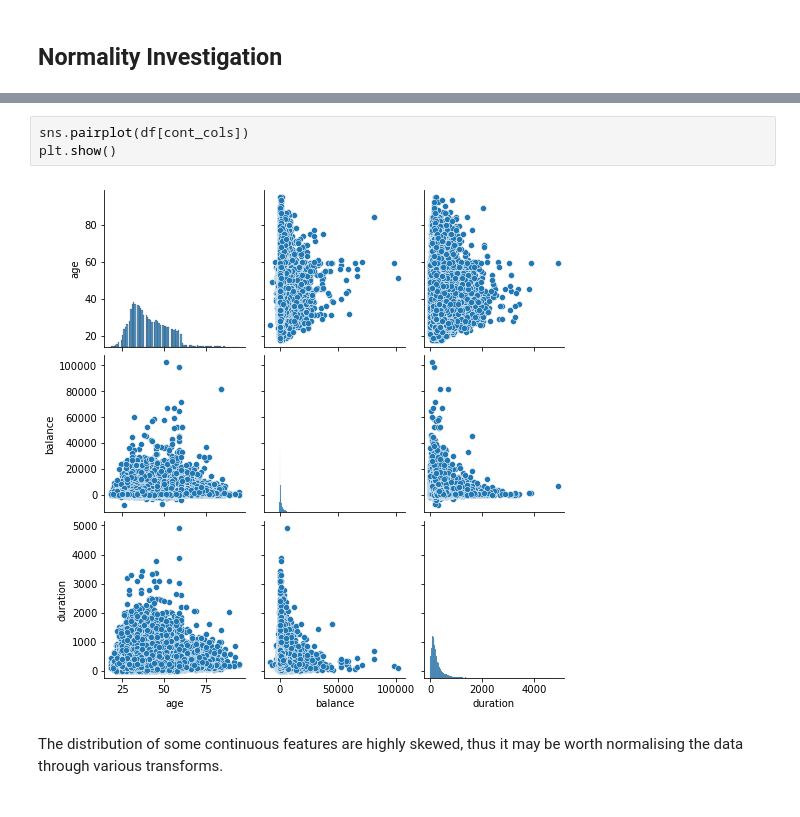
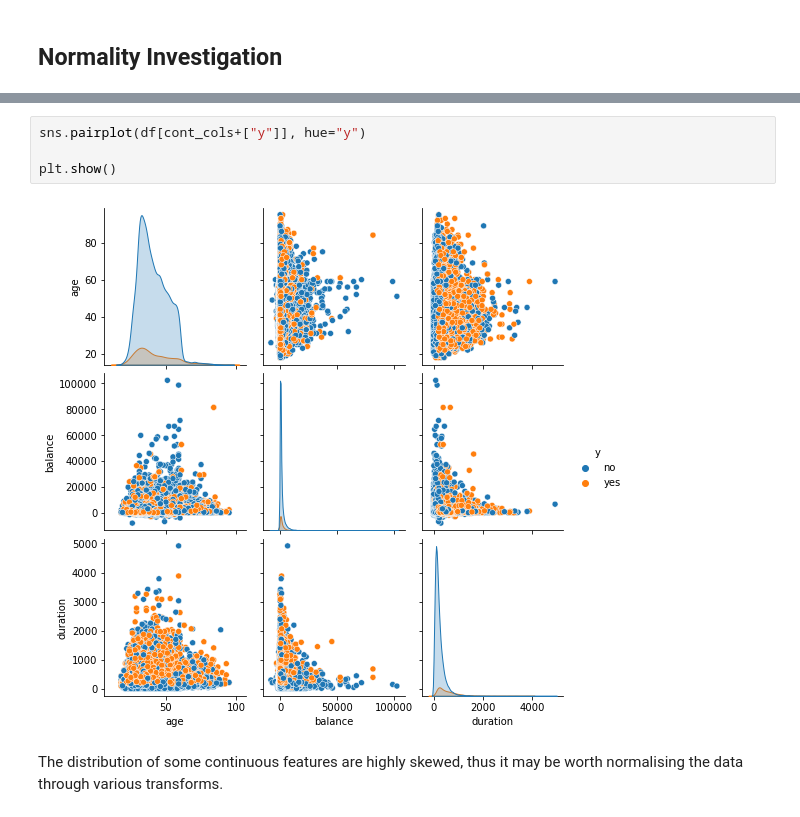
Before and after one commit to VedantVarshney/hsbc_dse_project, a Jupyter notebook: notebooks/InitialEDA.ipynb, the cells around one changed output, grey strips where cells are left out. Cells and saved outputs as stored; diff of their text form.

Commit message:
Hue added to pairplot

```diff
--- a/notebooks/InitialEDA.ipynb
+++ b/notebooks/InitialEDA.ipynb
@@ -109,8 +104,9 @@ plt.show()
 # %%
-sns.pairplot(df[cont_cols])
+sns.pairplot(df[cont_cols+["y"]], hue="y")
+
 plt.show()
 # %% [output]
-[figure, old version]
+[figure, new version]
 # %% [markdown]
 The distribution of some continuous features are highly skewed, thus it may be worth normalising the data through various transforms.
 # %%
```
Also changed, not shown: parts of 4 cells of this notebook.
